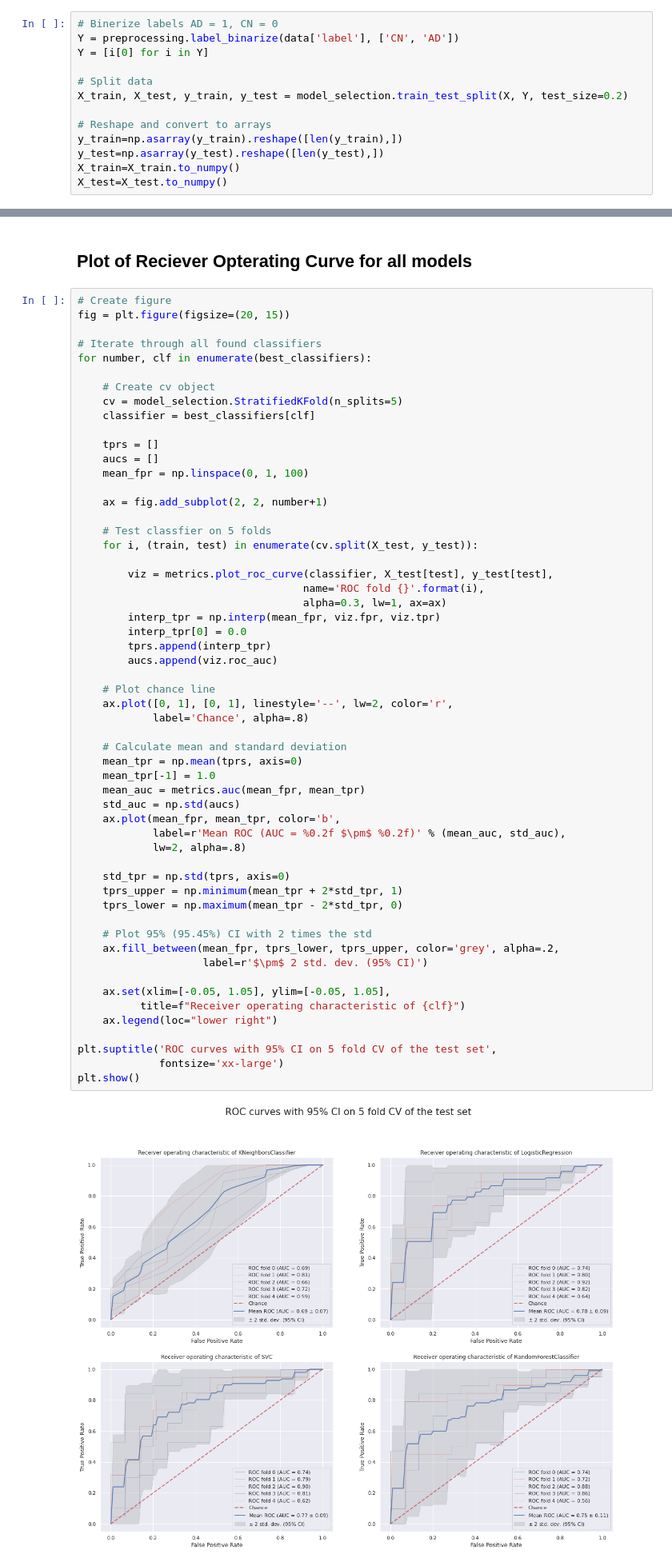
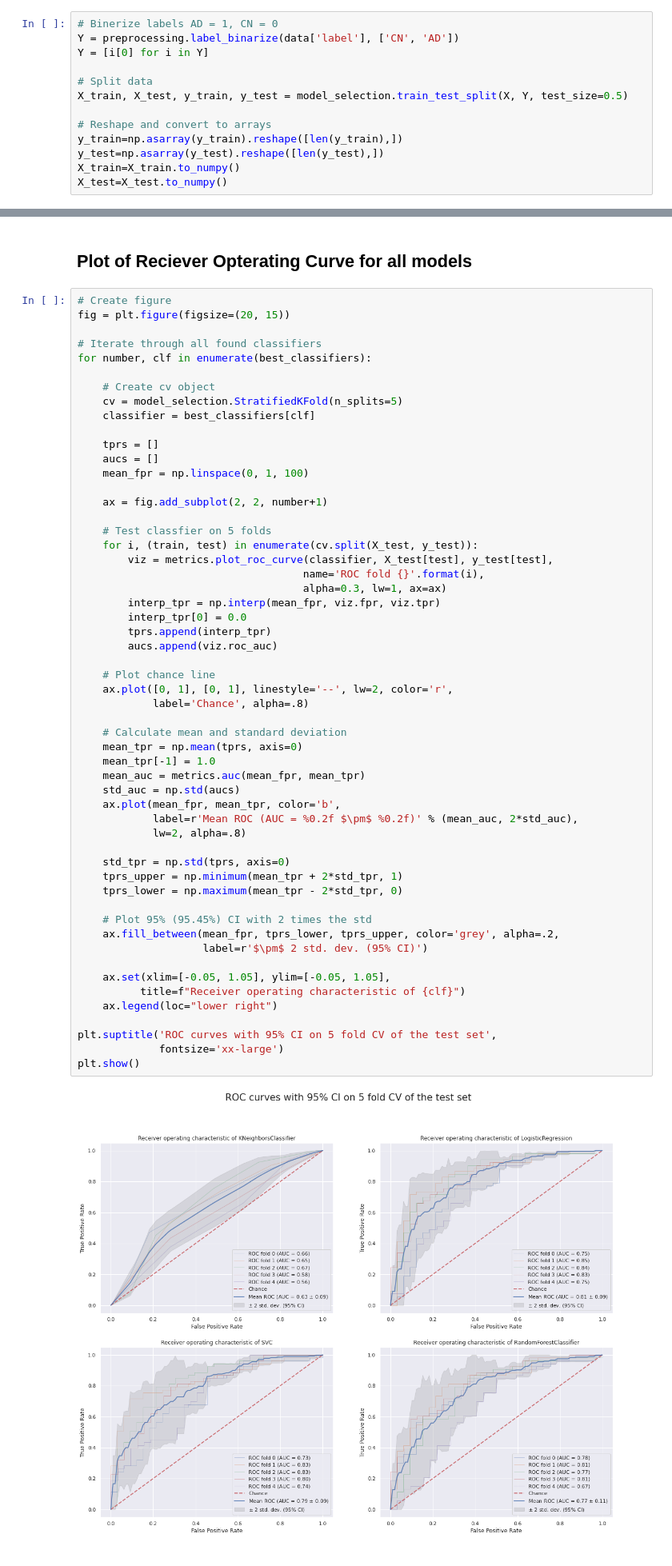
Before and after one commit to Enzo-Kerkhof/TM10007_PROJECT, a Jupyter notebook: assignment.ipynb, the cells around one changed output, grey strips where cells are left out. Shown at 80% size. Drawn from its saved outputs; the diff is of its cells as text.

Commit message:
fixed legend 95 CI

```diff
--- a/assignment.ipynb
+++ b/assignment.ipynb
@@ -72,7 +72,7 @@ Y = preprocessing.label_binarize(data['label'], ['CN', 'AD'])
 Y = [i[0] for i in Y]
 
 # Split data
-X_train, X_test, y_train, y_test = model_selection.train_test_split(X, Y, test_size=0.2)
+X_train, X_test, y_train, y_test = model_selection.train_test_split(X, Y, test_size=0.5)
 
 # Reshape and convert to arrays
 y_train=np.asarray(y_train).reshape([len(y_train),])
@@ -577,7 +577,6 @@ for number, clf in enumerate(best_classifiers):
 
     # Test classfier on 5 folds
     for i, (train, test) in enumerate(cv.split(X_test, y_test)):
-
         viz = metrics.plot_roc_curve(classifier, X_test[test], y_test[test],
                                     name='ROC fold {}'.format(i),
                                     alpha=0.3, lw=1, ax=ax)
@@ -587,32 +586,32 @@ for number, clf in enumerate(best_classifiers):
         aucs.append(viz.roc_auc)
 
     # Plot chance line
     ax.plot([0, 1], [0, 1], linestyle='--', lw=2, color='r',
             label='Chance', alpha=.8)
 
     # Calculate mean and standard deviation
     mean_tpr = np.mean(tprs, axis=0)
     mean_tpr[-1] = 1.0
     mean_auc = metrics.auc(mean_fpr, mean_tpr)
     std_auc = np.std(aucs)
     ax.plot(mean_fpr, mean_tpr, color='b',
-            label=r'Mean ROC (AUC = %0.2f $\pm$ %0.2f)' % (mean_auc, std_auc),
+            label=r'Mean ROC (AUC = %0.2f $\pm$ %0.2f)' % (mean_auc, 2*std_auc),
             lw=2, alpha=.8)
 
     std_tpr = np.std(tprs, axis=0)
     tprs_upper = np.minimum(mean_tpr + 2*std_tpr, 1)
     tprs_lower = np.maximum(mean_tpr - 2*std_tpr, 0)
 
     # Plot 95% (95.45%) CI with 2 times the std
     ax.fill_between(mean_fpr, tprs_lower, tprs_upper, color='grey', alpha=.2,
                     label=r'$\pm$ 2 std. dev. (95% CI)')
 
     ax.set(xlim=[-0.05, 1.05], ylim=[-0.05, 1.05],
           title=f"Receiver operating characteristic of {clf}")
     ax.legend(loc="lower right")
 
 plt.suptitle('ROC curves with 95% CI on 5 fold CV of the test set',
              fontsize='xx-large')
 plt.show()
 # %% [output]
-[figure, old version]
+[figure, new version]
```
Also changed, not shown: parts of 9 cells of this notebook.
